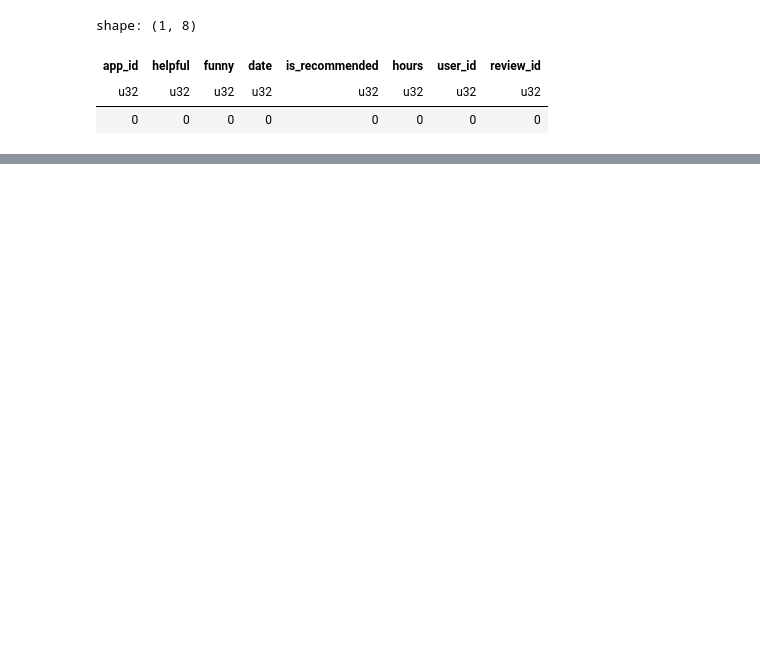
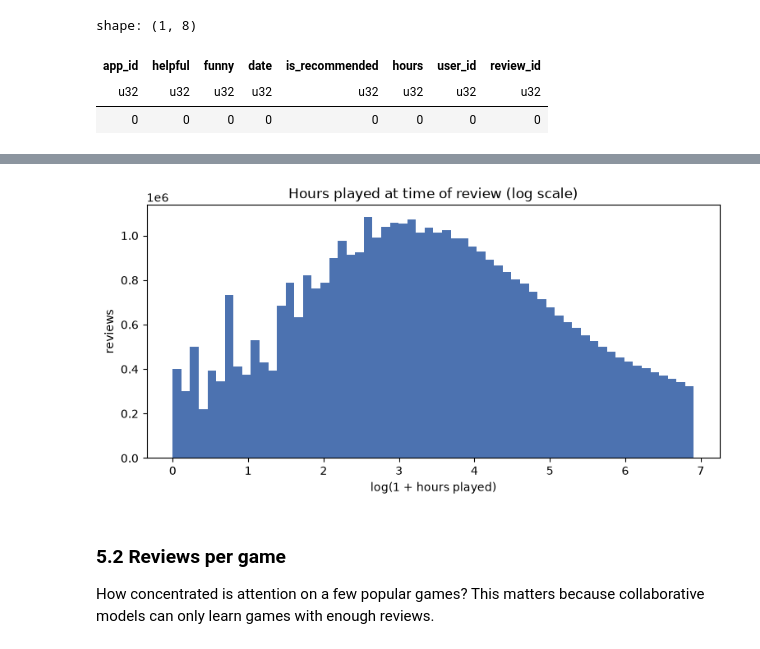
Before and after one commit to Ayumii-ww/steam-recommender, a Jupyter notebook: notebooks/01_eda.ipynb, the cells around one changed output, grey strips where cells are left out. Saved outputs shown, nothing was run; the diff lists cells and outputs as text; code cells hidden in the pictures; blank space fills up the shorter version.

```diff
--- a/notebooks/01_eda.ipynb
+++ b/notebooks/01_eda.ipynb
@@ -147,0 +199,14 @@ shape: (1, 5)
+# %%
+hours = recs.select(pl.col("hours").log1p()).collect()["hours"]
+
+fig, ax = plt.subplots()
+ax.hist(hours, bins=60, color="#4C72B0")
+ax.set_xlabel("log(1 + hours played)")
+ax.set_ylabel("reviews")
+ax.set_title("Hours played at time of review (log scale)")
+plt.show()
+# %% [output]
+[figure, added]
+# %% [markdown]
+### 5.2 Reviews per game
+How concentrated is attention on a few popular games? This matters because collaborative models can only learn games with enough reviews.
```
Also changed, not shown: parts of 40 cells of this notebook.
